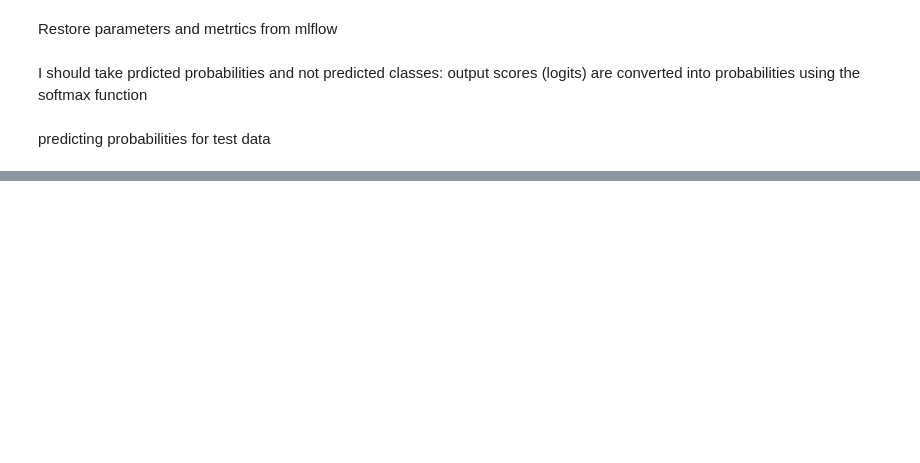
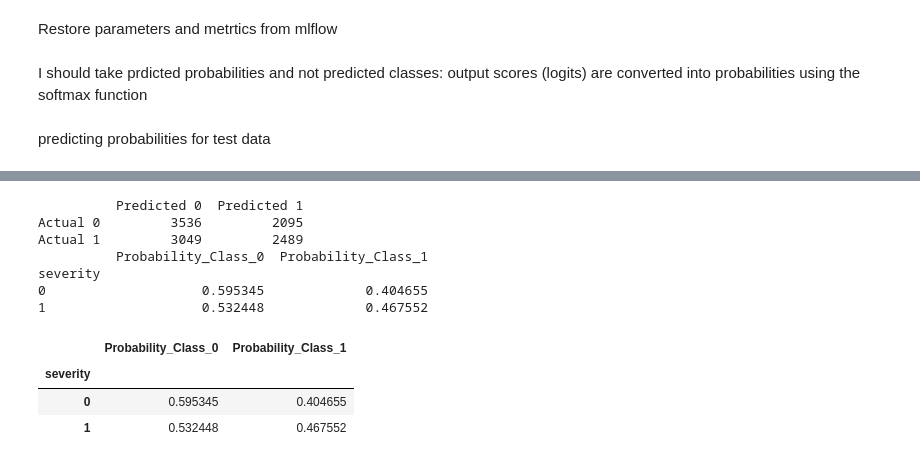
Before and after one commit to CogitoErgoDS/Spine_Degenerative_Classification, a Jupyter notebook: _2_predictions_train_2_cat.ipynb, the cells around one changed output, grey strips where cells are left out. Cells and saved outputs as stored; diff of their text form; code cells hidden in the pictures; blank space fills up the shorter version.

```diff
--- a/_2_predictions_train_2_cat.ipynb
+++ b/_2_predictions_train_2_cat.ipynb
@@ -194,31 +213,43 @@ test_df.head()
 # %%
 # Group by severity and sum the Probability_Class_1
-severity_prob_sum_all_classes = test_df.groupby('severity')[['Probability_Class_0', 'Probability_Class_1', 'Probability_Class_2']].mean()
+severity_prob_sum_all_classes = test_df.groupby('severity')[['Probability_Class_0', 'Probability_Class_1']].mean()
 
 # Print the result
 severity_prob_sum_all_classes
 # Use severity_prob_sum_all_classes as confusion matrix
 conf_matrix_prob_df = severity_prob_sum_all_classes
 # Create a confusion matrix from severity and predicted class
 conf_matrix_severity_pred = confusion_matrix(test_df['severity'], test_df['Predicted_Class'])
 
 # Create a DataFrame from the confusion matrix
 conf_matrix_severity_pred_df = pd.DataFrame(
     conf_matrix_severity_pred,
     index=[f"Actual {i}" for i in range(len(conf_matrix_severity_pred))],
     columns=[f"Predicted {i}" for i in range(len(conf_matrix_severity_pred[0]))]
 )
 
 # Print the confusion matrix DataFrame
 print(conf_matrix_severity_pred_df)
 
 # Optionally, display it using a more formatted view (e.g., in Jupyter Notebook)
 conf_matrix_severity_pred_df.style.background_gradient(cmap='Blues')
 # Print the confusion matrix DataFrame
 print(conf_matrix_prob_df)
 
 # Optionally, display it using a more formatted view (e.g., in Jupyter Notebook)
 conf_matrix_prob_df.style.background_gradient(cmap='Blues')
+# %% [output]
+          Predicted 0  Predicted 1
+Actual 0         3536         2095
+Actual 1         3049         2489
+          Probability_Class_0  Probability_Class_1
+severity
+0                    0.595345             0.404655
+1                    0.532448             0.467552
+|  | Probability_Class_0 | Probability_Class_1 |
+| severity |  |  |
+| 0 | 0.595345 | 0.404655 |
+| 1 | 0.532448 | 0.467552 |
 # %%
 conf_matrix_severity_pred_df.style.background_gradient(cmap='Blues')
 # %%
```
Also changed, not shown: parts of 9 cells of this notebook, 14 other files.
